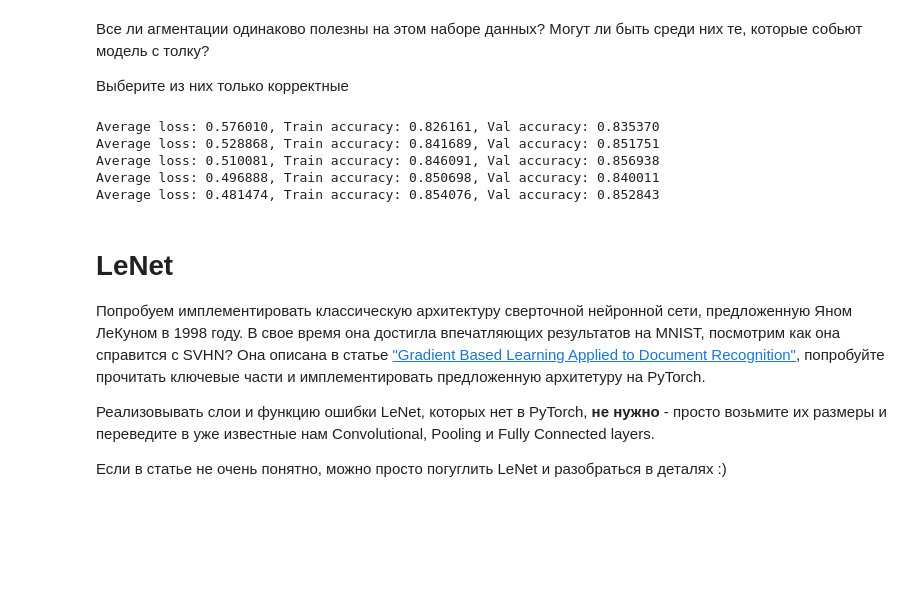
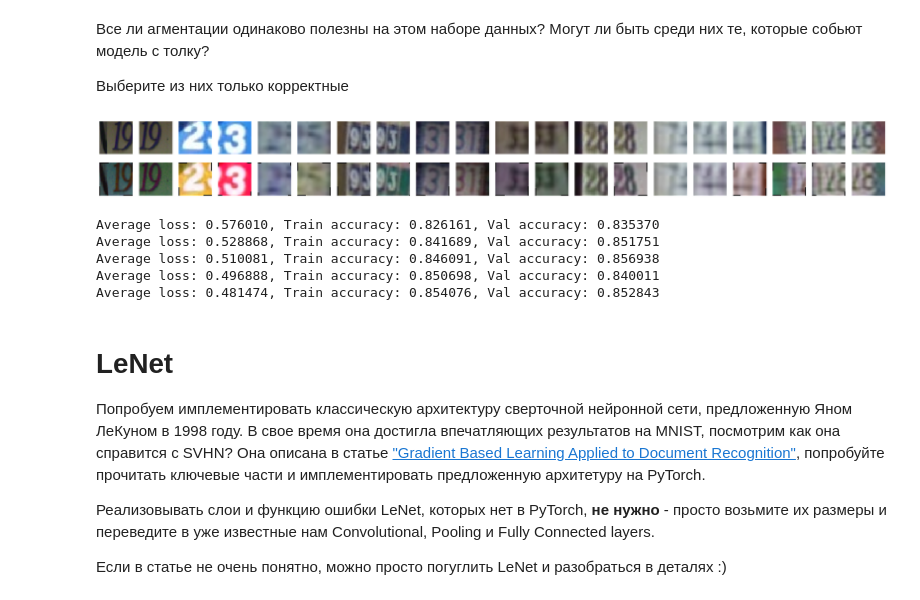
Before and after one commit to Chularev/courses, a Jupyter notebook: assignments/assignment3/PyTorch_CNN.ipynb, the cells around one changed output. Cells and saved outputs as stored; diff of their text form; code cells hidden in the pictures; blank space fills up the shorter version.

```diff
--- a/assignments/assignment3/PyTorch_CNN.ipynb
+++ b/assignments/assignment3/PyTorch_CNN.ipynb
@@ -186,5 +173,13 @@ for i, (x, y) in enumerate(data_aug_vis):
 Все ли агментации одинаково полезны на этом наборе данных? Могут ли быть среди них те, которые собьют модель с толку?
 
 Выберите из них только корректные
+# %%
+list_tfs = [
+    transforms.ColorJitter(hue=.50, saturation=.50),
+    transforms.RandomRotation(5, resample=PIL.Image.BILINEAR),
+]
+print_augmentation(list_tfs)
+# %% [output]
+[figure, added]
 # %%
 # TODO:
```
Also changed, not shown: parts of 7 cells of this notebook.
